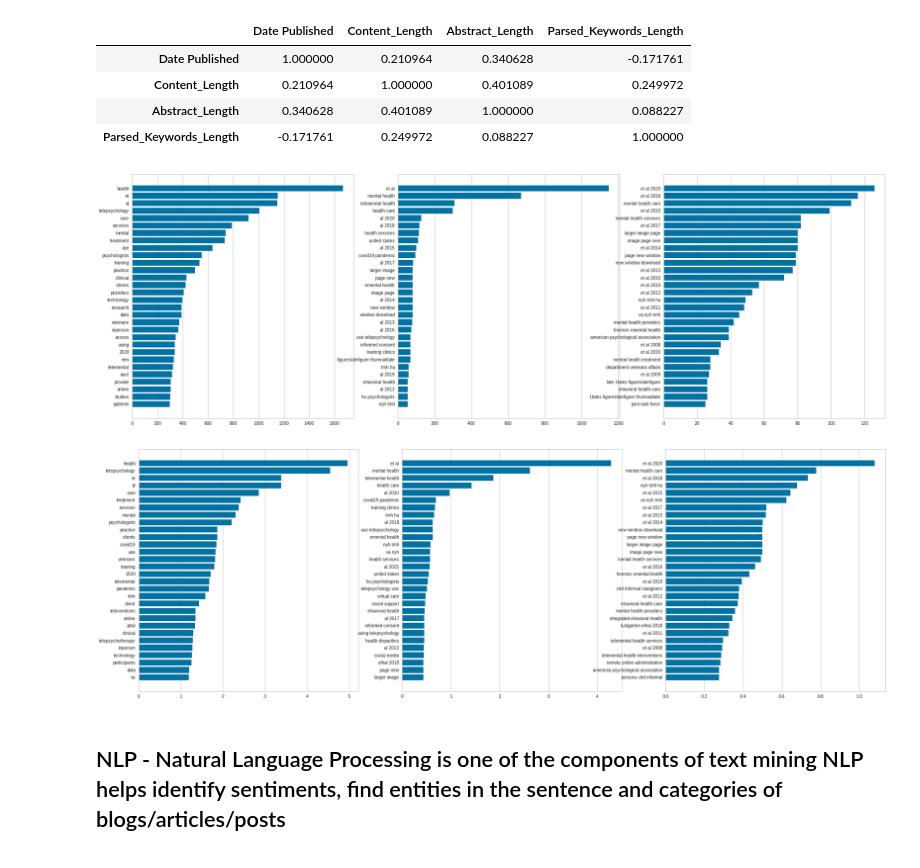
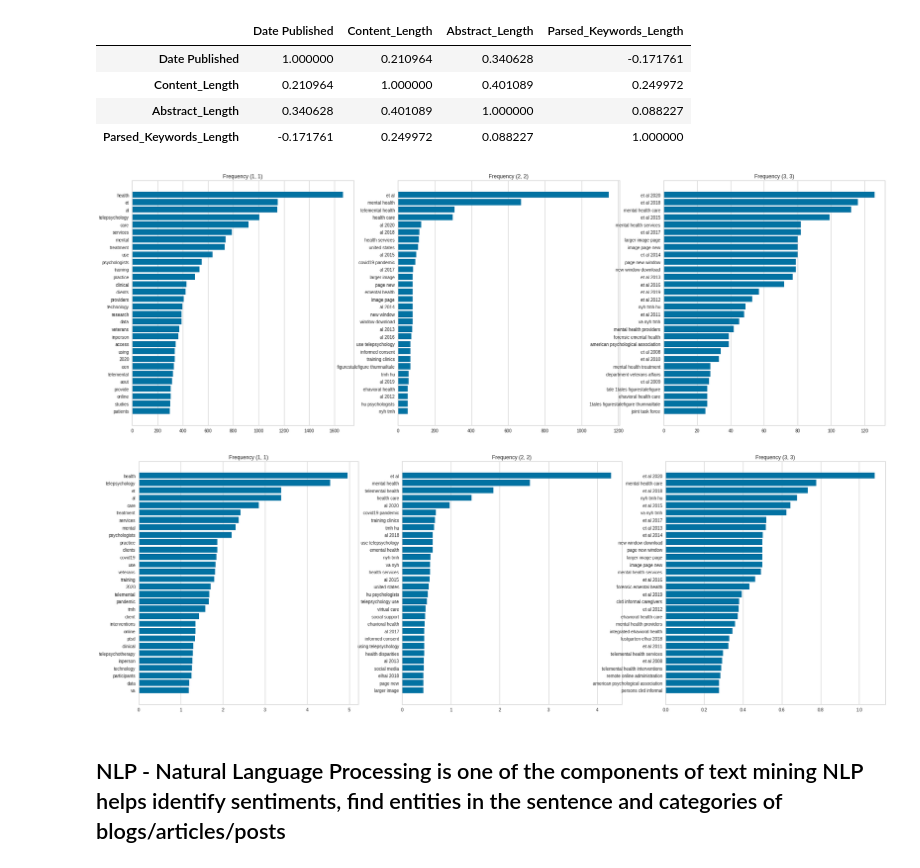
Before and after one commit to VintageGold/Text_Summarization, a Jupyter notebook: Text_Summarization.ipynb, the cells around one changed output. Drawn from its saved outputs; the diff is of its cells as text; code cells hidden in the pictures.

```diff
--- a/Text_Summarization.ipynb
+++ b/Text_Summarization.ipynb
@@ -78,7 +80,7 @@ dtype: object
 # %%
 import string
 # %%
-def clean_text(text,lowercase=True):
+def clean_text(text,lowercase=True,tokenized=True):
 
     corpus =  text
 
@@ -93,7 +95,7 @@ def clean_text(text,lowercase=True):
 
     return ' '.join(remove_extra_whitespaces)
 # %%
-df_metadata['Content_Clean'] = df_metadata['Content'].apply(lambda text: clean_text(text))
+df_metadata['Content_Clean'] = df_metadata['Content'].apply(lambda text: clean_text(text,lowercase=True))
 df_metadata['Content_Length'] = df_metadata['Content_Clean'].apply(lambda text: len(text))
 df_metadata['Abstract_Length'] = df_metadata['Abstract'].apply(lambda text: len(str(text)))
 df_metadata["Parsed_Keywords"] = df_metadata["Keywords"].apply(lambda keywords: str(keywords).replace("\n\n"," ").split(" ")[1:])
@@ -152,24 +154,25 @@ for i in range(figs):
     docs = vectorizer.fit_transform(text for text in df_metadata["Content_Clean"])
     features = vectorizer.get_feature_names()
     visualizer = FreqDistVisualizer(features=features, orient="H",n=30,ax=ax[i])
+    ax[i].set_title(f"Frequency {vectorizer.ngram_range}")
     _ = visualizer.fit(docs)
 # %% [output]
-[figure, old version]
+[figure, new version]
 # %%
 fig, ax = plt.subplots(1,3,figsize=(30,10))
 
 figs = len(ax)
 
 for i in range(figs):
 
     vectorizer = TfidfVectorizer(stop_words="english",ngram_range=(i+1,i+1))
     docs       = vectorizer.fit_transform(text for text in df_metadata["Content_Clean"])
     features   = vectorizer.get_feature_names()
-
     visualizer = FreqDistVisualizer(features=features, orient="H",n=30,ax=ax[i])
+    ax[i].set_title(f"Frequency {vectorizer.ngram_range}")
     _ = visualizer.fit(docs)
 # %% [output]
-[figure, old version]
+[figure, new version]
 # %% [markdown]
 ## NLP - Natural Language Processing is one of the components of text mining NLP helps identify sentiments, find entities in the sentence and categories of blogs/articles/posts
 # %% [markdown]
```
Also changed, not shown: parts of 1 cell of this notebook.
